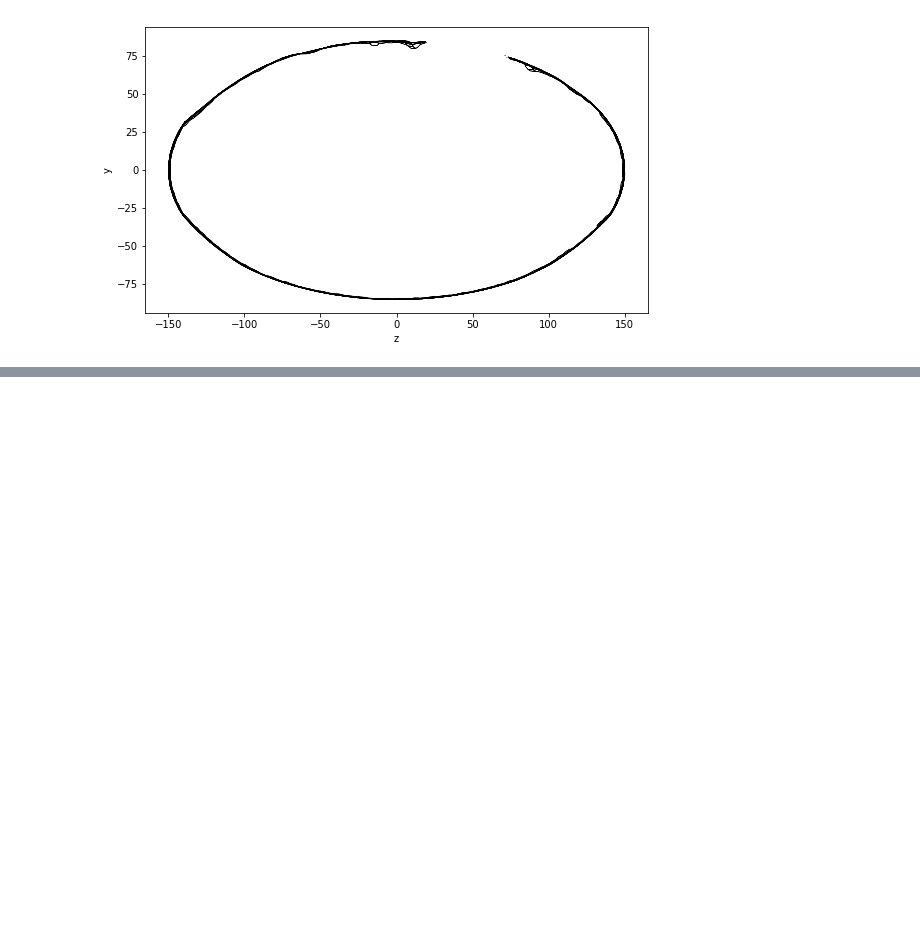
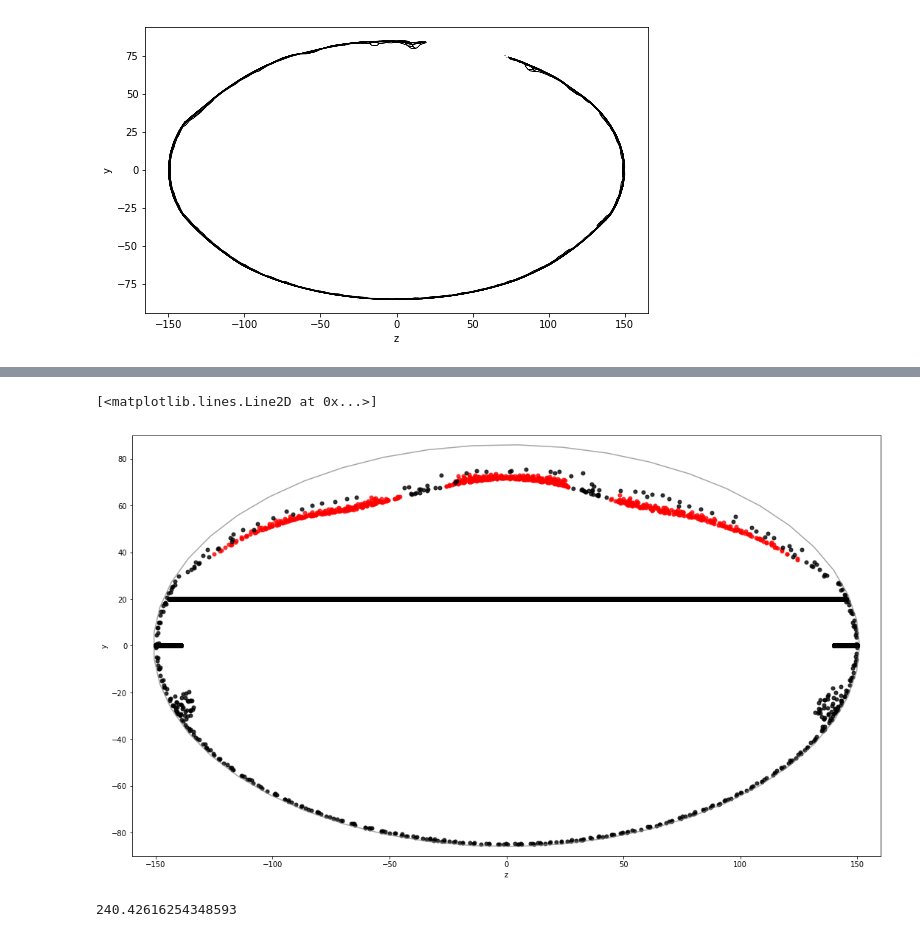
Before and after one commit to suzannelab/invagination, a Jupyter notebook: notebooks/EmbryoExaminer.ipynb, the cells around one changed output, grey strips where cells are left out. Drawn from its saved outputs; the diff is of its cells as text; code cells hidden in the pictures; blank space fills up the shorter version.

```diff
--- a/notebooks/EmbryoExaminer.ipynb
+++ b/notebooks/EmbryoExaminer.ipynb
@@ -382,0 +398,73 @@ plt.savefig('../TEST5_simul_15_coupe_50.png', dpi = 300)
+# %%
+import matplotlib.gridspec as gridspec
+SIM_DIR = Path('/home/admin-suz/Documents/SimulationsReview/2018-09-09_TEST5')
+dirname = SIM_DIR/'1.08_contractility_5_critical_area_30_radialtension_0/'
+sheet = open_sheet(dirname, 80)
+sheet_mesoderm = sheet.extract('is_mesoderm')
+
+sheet_mesoderm = sheet.face_df[(sheet.face_df['is_mesoderm'])]
+sheet_ectoderm = sheet.face_df[(~sheet.face_df['is_mesoderm']) & (sheet.face_df.x>-10)&(sheet.face_df.x<10)]
+
+edge_specs = {'alpha': 0.6,
+              'lw': 0.1,
+              'color': 'white'}
+scatter_specs = {'alpha': 0.8,
+                 'ms': 5,
+                 'color': 'red'}
+
+
+#plt.figure(figsize=(18.5, 10.5))
+fig, ax = plt.subplots(figsize=(18.5, 10.5))
+
+
+
+#Retire visuellement les cellules qui ont été ablaté apicalement
+datasets={}
+datasets['face'] = sheet.face_df[sheet.face_df['contractility']!=0].copy()
+
+datasets['edge'] = sheet.edge_df[sheet.edge_df['face'].isin(
+                    datasets['face'].index)].copy()
+datasets['vert'] = sheet.vert_df.loc[sheet.edge_df['srce'].unique()].copy()
+
+sheet = Sheet('subsheet', datasets, sheet.specs)
+sheet.reset_index()
+sheet.reset_topo()
+
+
+
+u, v = ('z', 'y')
+fig, ax = quick_edge_draw(sheet.extract_bounding_box(x_boundary=(-10,10)),
+                          coords=('z', 'y'),
+                          ax = ax,
+                          **edge_specs)
+
+ax.plot(sheet_mesoderm[u],
+        sheet_mesoderm[v],
+        'o', **scatter_specs)
+scatter_specs = {'alpha': 0.8,
+                 'ms': 5,
+                 'color': 'k'}
+ax.plot(sheet_ectoderm[u],
+        sheet_ectoderm[v],
+        'o', **scatter_specs)
+
+ax.set_ylim(-90,90)
+ax.set_xlim(-160,160)
+
+ax.set_xlabel(u)
+ax.set_ylabel(v)
+
+a = 86
+c = 151
+thetas = np.linspace(0, 2 * np.pi)
+ax.plot(c * np.cos(thetas), a * np.sin(thetas), color='grey', alpha=0.7)
+ax.plot(sheet.vert_df.z, sheet.vert_df['is_active']*20, 'ko')
+
+#plt.savefig('../TEST5_simul_15_coupe_50.png', dpi = 300)
+# %% [output]
+[<matplotlib.lines.Line2D at 0x...>]
+[figure, added]
+# %%
+sheet.face_df.area.max()
+# %% [output]
+240.42616254348593
```
Also changed, not shown: parts of 9 cells of this notebook, 5 other files.
